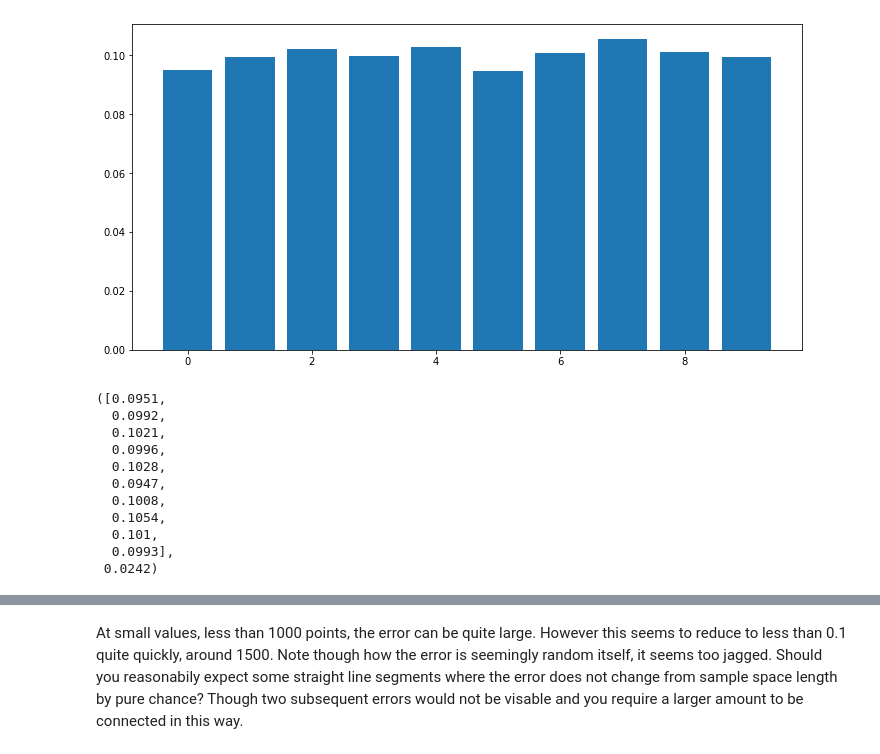
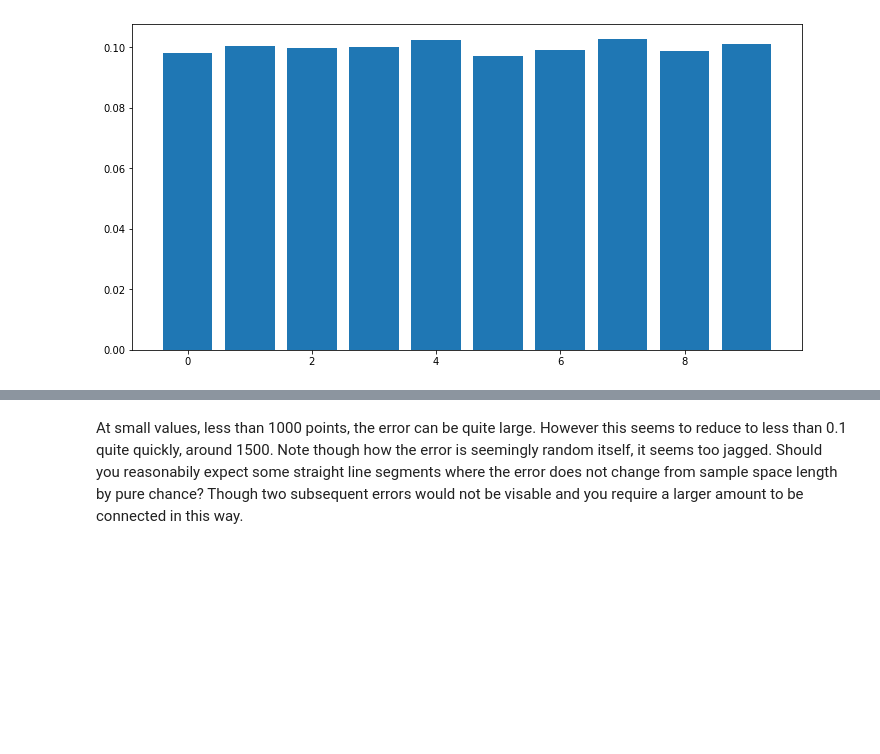
Before and after one commit to JordaanI/SmallPythonProjects, a Jupyter notebook: Stats/Discrete_Distribution.ipynb, the cells around one changed output, grey strips where cells are left out. Cells and saved outputs as stored; diff of their text form; code cells hidden in the pictures; blank space fills up the shorter version.

```diff
--- a/Stats/Discrete_Distribution.ipynb
+++ b/Stats/Discrete_Distribution.ipynb
@@ -31,20 +30,9 @@ def discrete_random_probability(size,start,stop,histrogram=False):
 
     return probability_distribution, error
 # %%
-discrete_random_probability(10000,0,9,histrogram=True)
+probability_distribution, error = discrete_random_probability(10000,0,9,histrogram=True)
 # %% [output]
-[figure, old version]
+[figure, new version]
-([0.0951,
-  0.0992,
-  0.1021,
-  0.0996,
-  0.1028,
-  0.0947,
-  0.1008,
-  0.1054,
-  0.101,
-  0.0993],
- 0.0242)
 # %%
 import matplotlib.pyplot as plt
 #How many numbers do we need before the distribution is uniform
```
Also changed, not shown: parts of 7 cells of this notebook, 1 other file.
